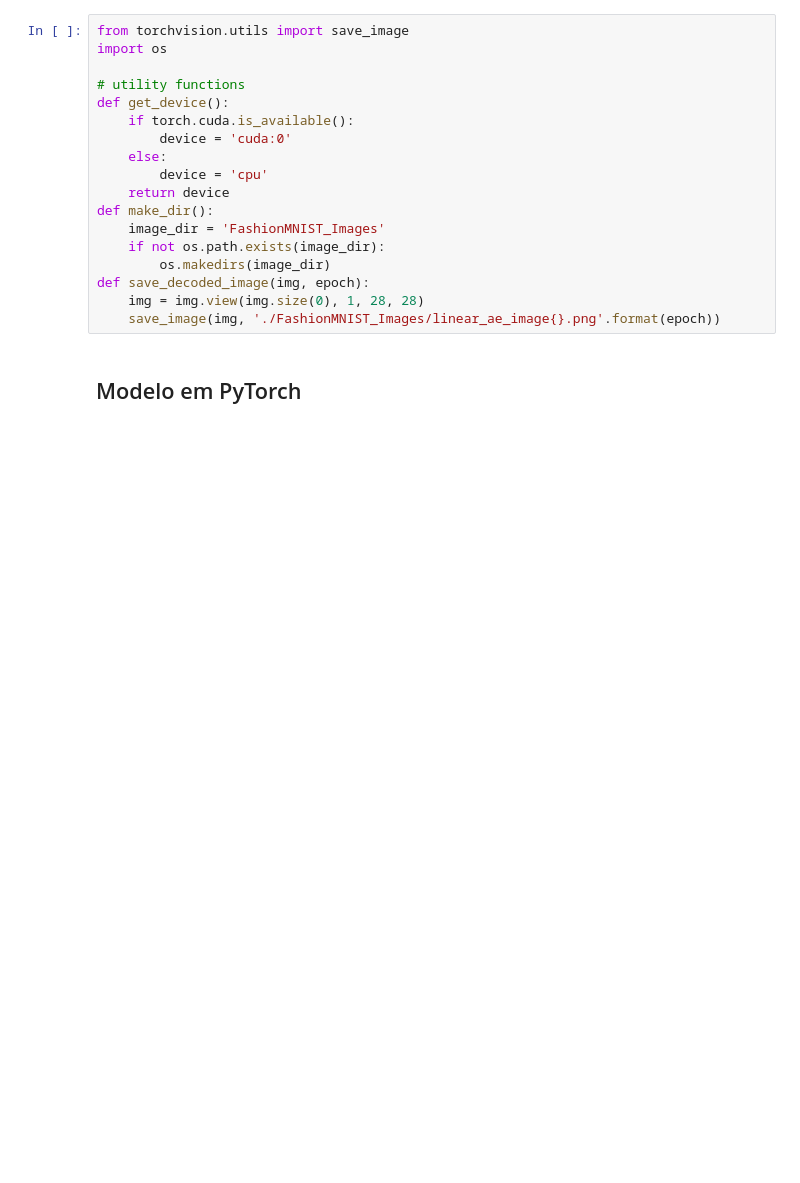
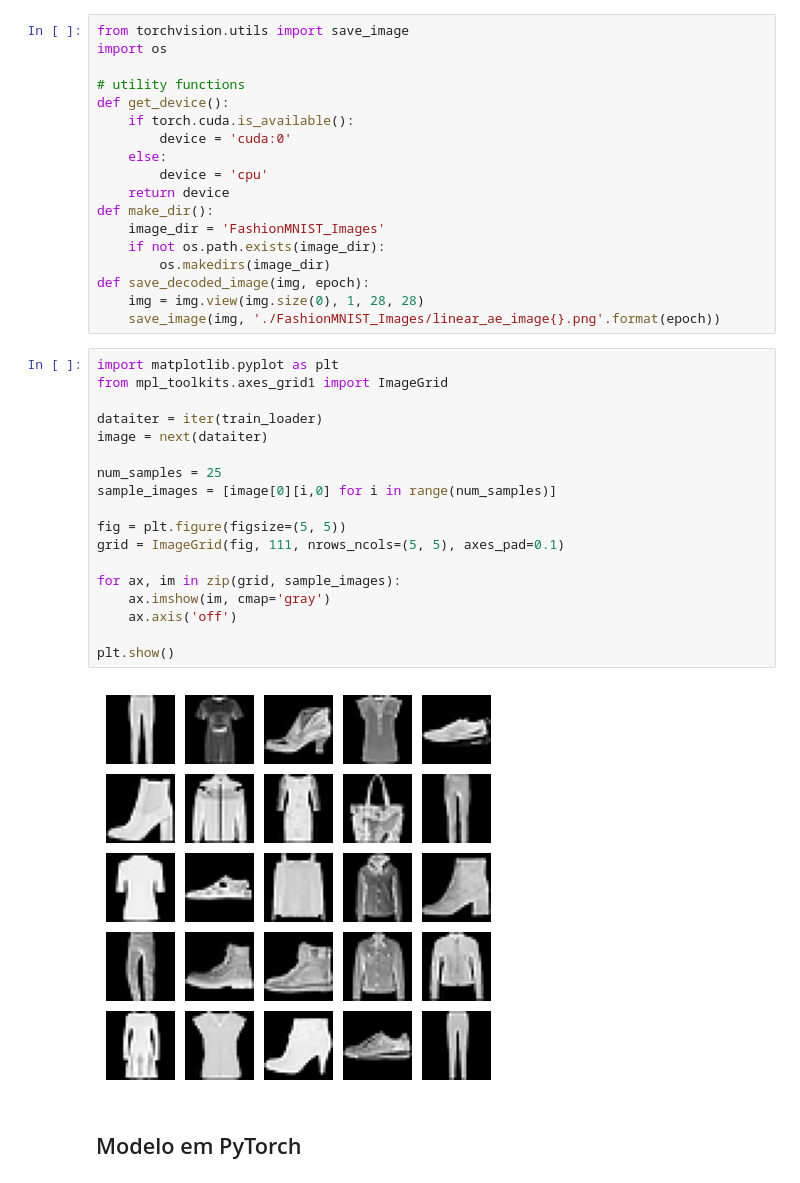
Before and after one commit to Luis-Menezes/NN_SupervisedLearning, a Jupyter notebook: project_3.ipynb, the cells around one changed output. Drawn from its saved outputs; the diff is of its cells as text; blank space fills up the shorter version.

```diff
--- a/project_3.ipynb
+++ b/project_3.ipynb
@@ -118,6 +100,26 @@ def make_dir():
 def save_decoded_image(img, epoch):
     img = img.view(img.size(0), 1, 28, 28)
     save_image(img, './FashionMNIST_Images/linear_ae_image{}.png'.format(epoch))
+# %%
+import matplotlib.pyplot as plt
+from mpl_toolkits.axes_grid1 import ImageGrid
+
+dataiter = iter(train_loader)
+image = next(dataiter)
+
+num_samples = 25
+sample_images = [image[0][i,0] for i in range(num_samples)]
+
+fig = plt.figure(figsize=(5, 5))
+grid = ImageGrid(fig, 111, nrows_ncols=(5, 5), axes_pad=0.1)
+
+for ax, im in zip(grid, sample_images):
+    ax.imshow(im, cmap='gray')
+    ax.axis('off')
+
+plt.show()
+# %% [output]
+[figure, added]
 # %% [markdown]
 ## Modelo em PyTorch
 # %%
```
Also changed, not shown: parts of 16 cells of this notebook.
